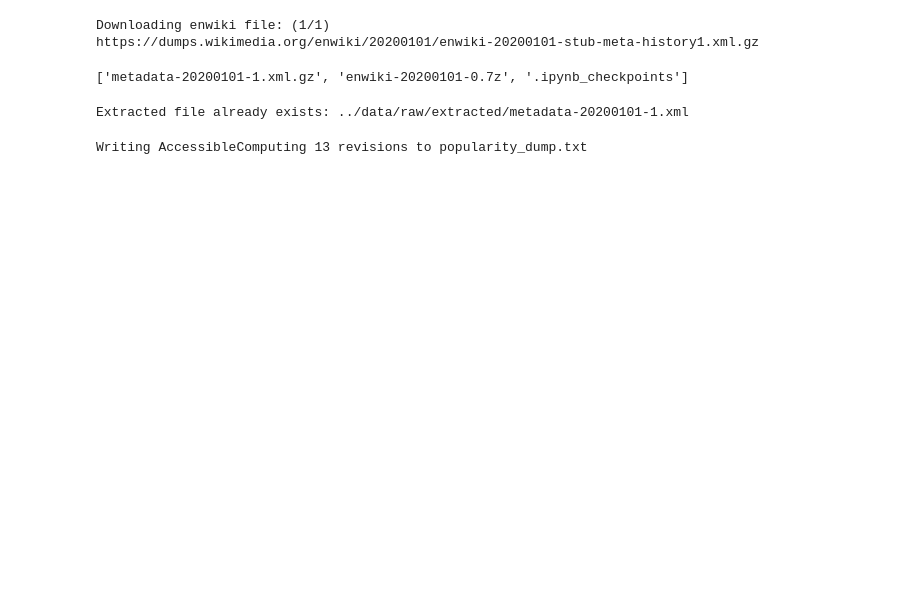
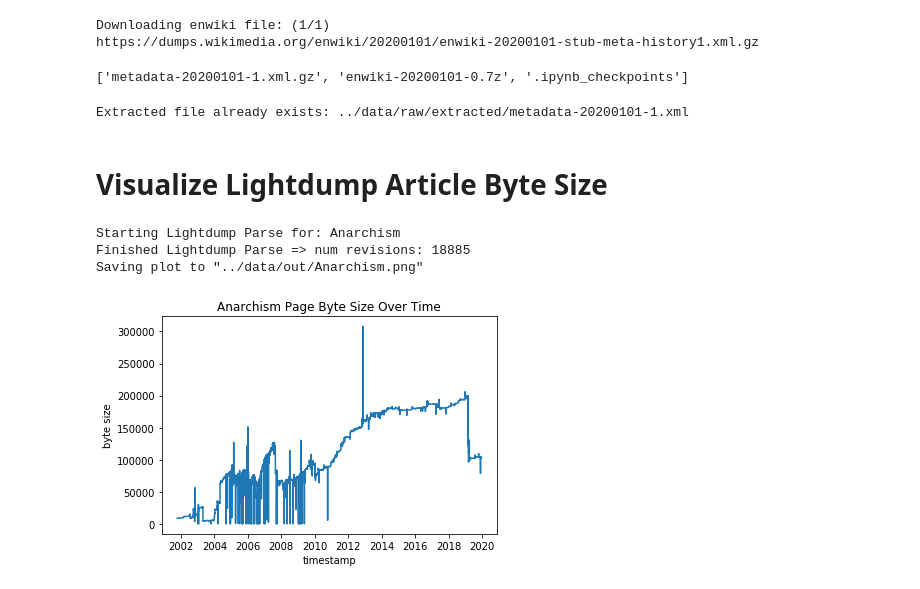
Before and after one commit to Jonwlin/DSC180B, a Jupyter notebook: notebooks/CleanedWikiPopularity.ipynb, the cells around one changed output. Saved outputs shown, nothing was run; the diff lists cells and outputs as text; code cells hidden in the pictures; blank space fills up the shorter version.

```diff
--- a/notebooks/CleanedWikiPopularity.ipynb
+++ b/notebooks/CleanedWikiPopularity.ipynb
@@ -33,9 +44,5 @@ from wikiparser import parse_metadata_to_lightdump
 #parse enwiki to lightdump
 file_to_parse = "../data/raw/extracted/metadata-20200101-1.xml"
 lightdump_filename = "popularity_dump.txt"
-temp_dir = "../data/temp"
+popularity_dir = "../data/temp"
 articles = []
-
-parse_metadata_to_lightdump(file_to_parse , lightdump_filename, temp_dir, articles)
-# %% [output]
-Writing AccessibleComputing 13 revisions to popularity_dump.txt
@@ -41,0 +51,11 @@ Writing AccessibleComputing 13 revisions to popularity_dump.txt
+# %% [markdown]
+# Visualize Lightdump Article Byte Size
+# %%
+from engagement_score import create_wiki_graph
+
+fig1 = create_wiki_graph("../data/temp/popularity_dump.txt", "Anarchism", "../data/out")
+# %% [output]
+Starting Lightdump Parse for: Anarchism
+Finished Lightdump Parse => num revisions: 18885
+Saving plot to "../data/out/Anarchism.png"
+[figure, added]
```
Also changed, not shown: parts of 16 cells of this notebook, 2 other files.
